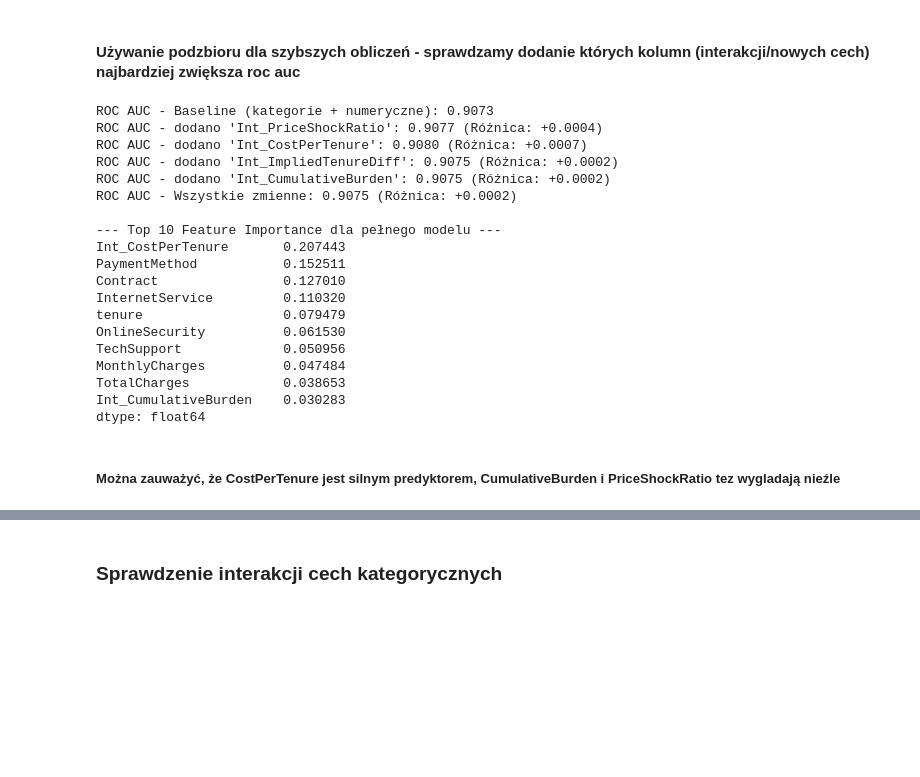
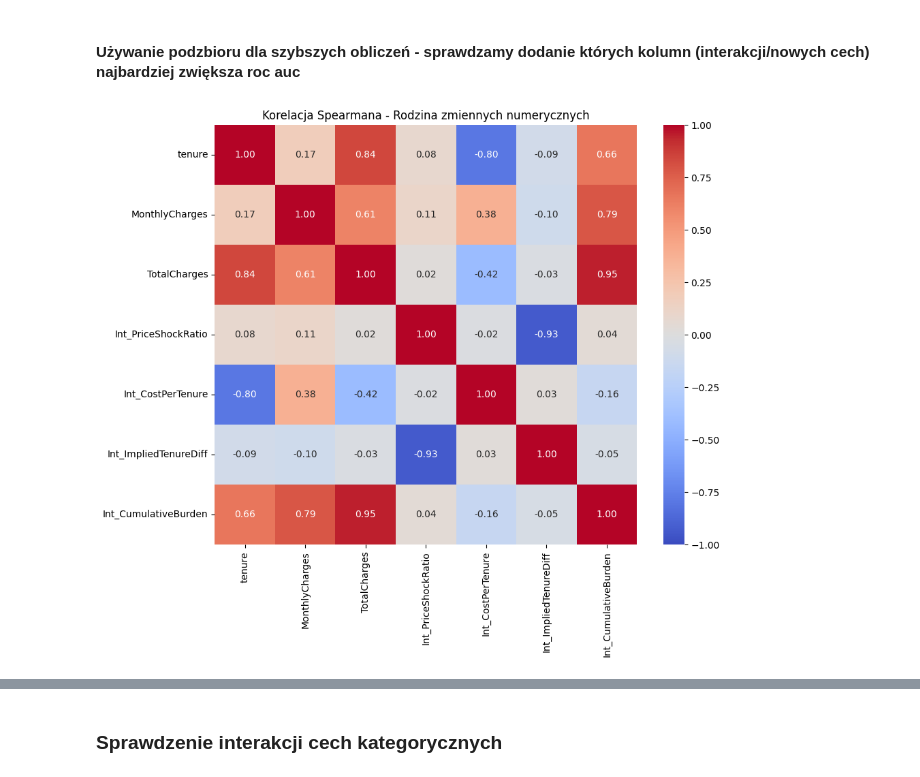
Before and after one commit to Wysocki-Piotr/kaggle-customer-churn-prediction, a Jupyter notebook: Features-creation.ipynb, the cells around one changed output, grey strips where cells are left out. Saved outputs shown, nothing was run; the diff lists cells and outputs as text; code cells hidden in the pictures; blank space fills up the shorter version.

```diff
--- a/Features-creation.ipynb
+++ b/Features-creation.ipynb
@@ -35,12 +32,19 @@ X_sample, _, y_sample, _ = train_test_split(
 # %%
 y_sample = y_sample.map({'No': 0, 'Yes': 1})
 categorical_cols = X_sample.select_dtypes(include=['object', 'category', 'bool']).columns.tolist()
-if 'SeniorCitizen' in X_sample.columns and 'SeniorCitizen' not in categorical_cols:
-    categorical_cols.append('SeniorCitizen')
-numeric_cols = ['tenure', 'MonthlyCharges', 'TotalCharges']
+X_cv = X_sample.copy()
+X_cv['tenure_safe'] = X_cv['tenure'].replace(0, 0.001)
+avg_historical_charge_cv = X_cv['TotalCharges'] / X_cv['tenure_safe']
+X_cv['Int_PriceShockRatio'] = X_cv['MonthlyCharges'] / (avg_historical_charge_cv + 0.001)
+X_cv['Int_CostPerTenure'] = X_cv['MonthlyCharges'] / X_cv['tenure_safe']
+X_cv['Int_ImpliedTenureDiff'] = (X_cv['TotalCharges'] / (X_cv['MonthlyCharges'] + 0.001)) - X_cv['tenure']
+X_cv['Int_CumulativeBurden'] = X_cv['TotalCharges'] * X_cv['MonthlyCharges']
+base_cat_features = categorical_cols
+### WAŻNE: SeniorCitizen jest typu, ale to kategoria
+base_cat_features.append('SeniorCitizen')
 # %%
-encoder = TargetEncoder(cv=5, random_state=42)
-X_encoded = X_sample.copy()
-X_encoded[categorical_cols] = encoder.fit_transform(X_sample[categorical_cols], y_sample)
-df = X_encoded.copy()
-df['Churn'] = y_sample.values if isinstance(y_sample, pd.Series) else y_sample
+candidate_numeric_features = [
+    'tenure', 'MonthlyCharges', 'TotalCharges',
+    'Int_PriceShockRatio', 'Int_CostPerTenure',
+    'Int_ImpliedTenureDiff', 'Int_CumulativeBurden'
+]
@@ -64,48 +51,9 @@ def evaluate_features(features_list, df, target='Churn'):
-# %%
-base_features = categorical_cols + numeric_cols
-interactions = ['Int_PriceShockRatio', 'Int_CostPerTenure', 'Int_ImpliedTenureDiff', 'Int_CumulativeBurden']
-
-results = {}
-
-base_roc_auc = evaluate_features(base_features, df)
-results['Baseline (Wszystkie surowe)'] = base_roc_auc
-print(f"ROC AUC - Baseline (kategorie + numeryczne): {base_roc_auc:.4f}")
-
-for inter in interactions:
-    current_features = base_features + [inter]
-    roc_auc = evaluate_features(current_features, df)
-    results[f'Baseline + {inter}'] = roc_auc
-    improvement = roc_auc - base_roc_auc
-    print(f"ROC AUC - dodano '{inter}': {roc_auc:.4f} (Różnica: {improvement:+.4f})")
-
-all_features = base_features + interactions
-all_roc_auc = evaluate_features(all_features, df)
-results['Wszystkie zmienne (z interakcjami)'] = all_roc_auc
-print(f"ROC AUC - Wszystkie zmienne: {all_roc_auc:.4f} (Różnica: {all_roc_auc - base_roc_auc:+.4f})")
-
-print("\n--- Top 10 Feature Importance dla pełnego modelu ---")
-model_all = RandomForestClassifier(n_estimators=100, max_depth=6, random_state=42).fit(df[all_features], df['Churn'])
-importances = pd.Series(model_all.feature_importances_, index=all_features).sort_values(ascending=False)
-print(importances.head(10))
-# %% [output]
-ROC AUC - Baseline (kategorie + numeryczne): 0.9073
-ROC AUC - dodano 'Int_PriceShockRatio': 0.9077 (Różnica: +0.0004)
-ROC AUC - dodano 'Int_CostPerTenure': 0.9080 (Różnica: +0.0007)
-ROC AUC - dodano 'Int_ImpliedTenureDiff': 0.9075 (Różnica: +0.0002)
-ROC AUC - dodano 'Int_CumulativeBurden': 0.9075 (Różnica: +0.0002)
-ROC AUC - Wszystkie zmienne: 0.9075 (Różnica: +0.0002)
-
---- Top 10 Feature Importance dla pełnego modelu ---
-Int_CostPerTenure       0.207443
-PaymentMethod           0.152511
-Contract                0.127010
-InternetService         0.110320
-tenure                  0.079479
-OnlineSecurity          0.061530
-TechSupport             0.050956
-MonthlyCharges          0.047484
-TotalCharges            0.038653
-Int_CumulativeBurden    0.030283
-dtype: float64
-# %% [markdown]
-##### Można zauważyć, że CostPerTenure jest silnym predyktorem, CumulativeBurden i PriceShockRatio tez wygladają nieźle
+# %%
+corr_matrix = X_cv[candidate_numeric_features].corr(method='spearman')
+
+plt.figure(figsize=(10, 8))
+sns.heatmap(corr_matrix, annot=True, fmt=".2f", cmap='coolwarm', vmin=-1, vmax=1)
+plt.title("Korelacja Spearmana - Rodzina zmiennych numerycznych")
+plt.show()
+# %% [output]
+[figure, added]
```
Also changed, not shown: parts of 44 cells of this notebook, 1 other file.
